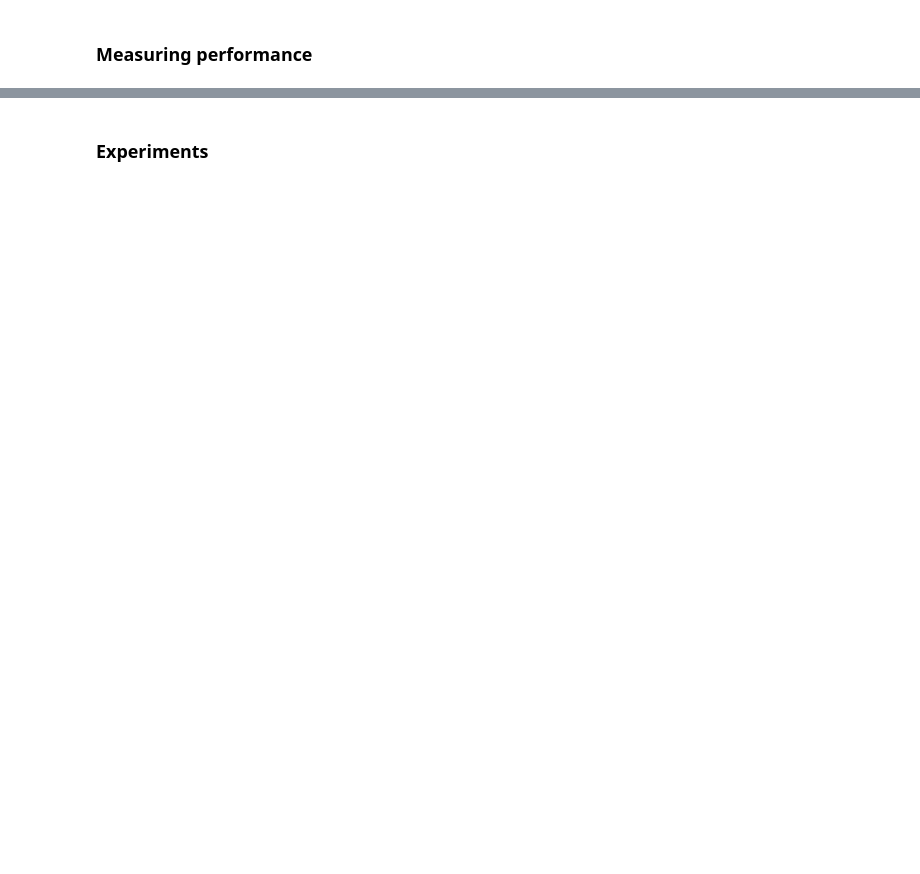
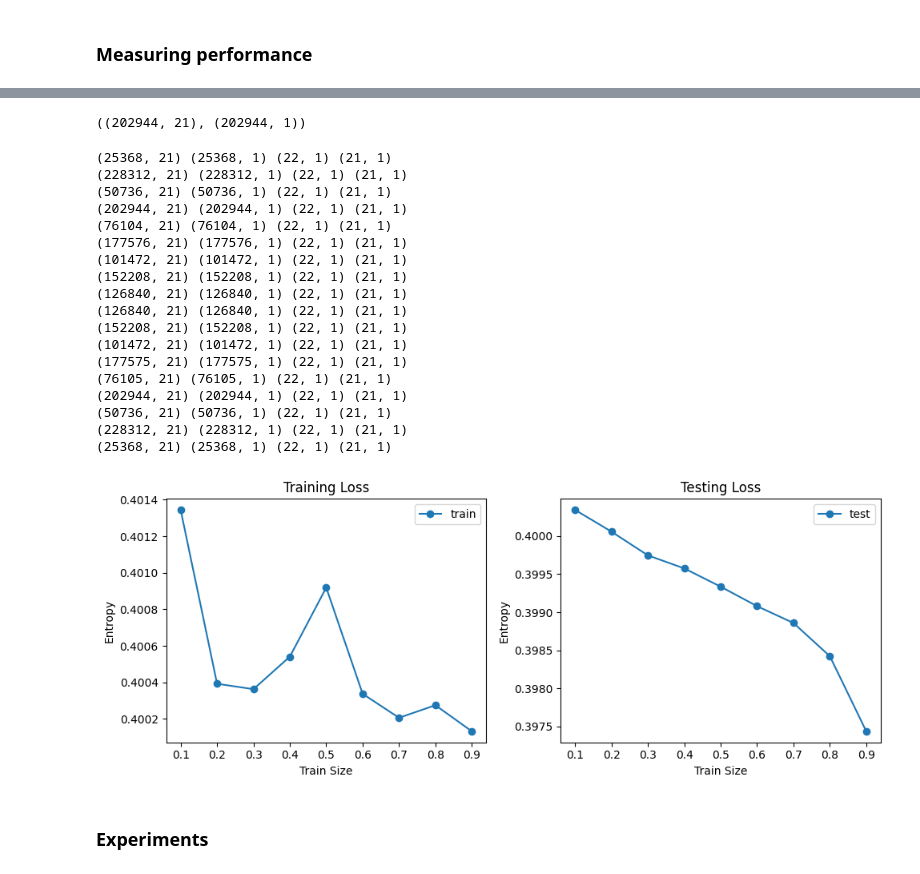
Before and after one commit to benbaz-2/comp551, a Jupyter notebook: assignment1_logistic.ipynb, the cells around one changed output, grey strips where cells are left out. Saved outputs shown, nothing was run; the diff lists cells and outputs as text; code cells hidden in the pictures; blank space fills up the shorter version.

Commit message:
Almost done, need to replace rmse in the last cells by entropy

```diff
--- a/assignment1_logistic.ipynb
+++ b/assignment1_logistic.ipynb
@@ -288,34 +329,59 @@ weights.sort_values('weights', ascending=False)
+# %%
+x_train.shape, y_train.shape
+# %% [output]
+((202944, 21), (202944, 1))
 # %%
 # Taking a look at the effect of size of training data
 
-# Train test split
-#X_train, X_test, y_train, y_test = train_test_split(X, y, test_size=0.2, random_state=42)
+y_train_losses = []                                                                          # average value of cost function in training set
+y_test_losses = []                                                                           # average value of cost function in test set
+train_size = [0.1, 0.2, 0.3, 0.4, 0.5, 0.6, 0.7, 0.8, 0.9]                                  # size of training set
 
-#y_train_costs = []                                                                          # average value of cost function in training set
-#y_test_costs = []                                                                           # average value of cost function in test set
-#train_size = [0.1, 0.2, 0.3, 0.4, 0.5, 0.6, 0.7, 0.8, 0.9]                                  # size of training set
+for i in train_size:
+  x_train, x_test, y_train, y_test = split(X, y, random_state=42, test_size=(1-i)) # Train-test split
+  model = LogisticRegression(verbose=False)                                                                # Initialize model
+  model.fit(x_train, y_train)                                                               # Fit model
+  yh_train = model.predict(x_train)
+  yh_test = model.predict(x_test)
+  loss_train = model.cost(x_train, y_train)
+  loss_test = model.cost(x_test, y_test)
+  y_train_losses.append(loss_train)                                                          # appending to list
+  y_test_losses.append(loss_test)
 
-# This will take forever
-#for i in train_size:
-#  x_train, x_test, y_train, y_test = train_test_split(X, y, test_size=1-i, random_state=42) # Train-test split
-#  model = LogisticRegression()                                                                # Initialize model
-#  model.fit(x_train, y_train)                                                               # Fit model
-#  yh_train = model.predict(x_test)
-#  yh_test = model.predict(x_test)
+fig, (ax1, ax2) = plt.subplots(1, 2, figsize=(10, 4))
+ax1.plot(train_size, y_train_losses, label='train', marker='o')
+ax2.plot(train_size, y_test_losses, label='test', marker='o')
 
-#  cost_train = np.mean((y_train - model.predict(x_train)) ** 2)                             # calculating mean l2 loss
-#  cost_test = np.mean((y_test - model.predict(x_test)) ** 2)
-#  y_train_costs.append(cost_train)                                                          # appending to list
-#  y_test_costs.append(cost_test)
+ax1.set_xlabel('Train Size')
+ax2.set_xlabel('Train Size')
+ax1.set_ylabel('Entropy')
+ax2.set_ylabel('Entropy')
+ax1.set_title('Training Loss')
+ax2.set_title('Testing Loss')
+ax1.legend()
+ax2.legend()
 
-#fig, (ax1, ax2) = plt.subplots(1, 2, figsize=(10, 4))                                       # Plotting l2 loss as a function of training set size
-#ax1.plot(train_size, y_train_costs, label='train')                                          # for both train and test sets
-#ax2.plot(train_size, y_test_costs, label='test')
-#ax1.set_xlabel('train size')
-#ax2.set_xlabel('train size')
-#ax1.set_ylabel('loss')
-#ax2.set_ylabel('loss')
-#ax1.set_title('train')
-#ax2.set_title('test')
+plt.tight_layout()
+plt.show()
+# %% [output]
+(25368, 21) (25368, 1) (22, 1) (21, 1)
+(228312, 21) (228312, 1) (22, 1) (21, 1)
+(50736, 21) (50736, 1) (22, 1) (21, 1)
+(202944, 21) (202944, 1) (22, 1) (21, 1)
+(76104, 21) (76104, 1) (22, 1) (21, 1)
+(177576, 21) (177576, 1) (22, 1) (21, 1)
+(101472, 21) (101472, 1) (22, 1) (21, 1)
+(152208, 21) (152208, 1) (22, 1) (21, 1)
+(126840, 21) (126840, 1) (22, 1) (21, 1)
+(126840, 21) (126840, 1) (22, 1) (21, 1)
+(152208, 21) (152208, 1) (22, 1) (21, 1)
+(101472, 21) (101472, 1) (22, 1) (21, 1)
+(177575, 21) (177575, 1) (22, 1) (21, 1)
+(76105, 21) (76105, 1) (22, 1) (21, 1)
+(202944, 21) (202944, 1) (22, 1) (21, 1)
+(50736, 21) (50736, 1) (22, 1) (21, 1)
+(228312, 21) (228312, 1) (22, 1) (21, 1)
+(25368, 21) (25368, 1) (22, 1) (21, 1)
+[figure, added]
 # %% [markdown]
 ### Experiments
```
Also changed, not shown: parts of 22 cells of this notebook.
